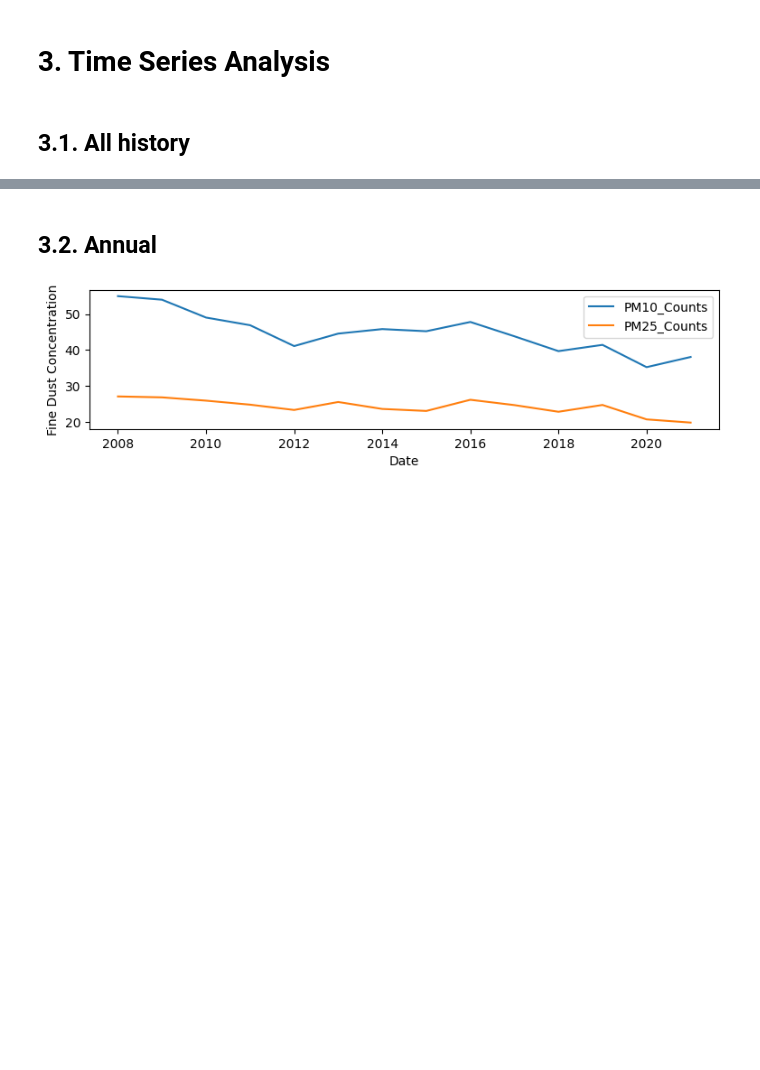
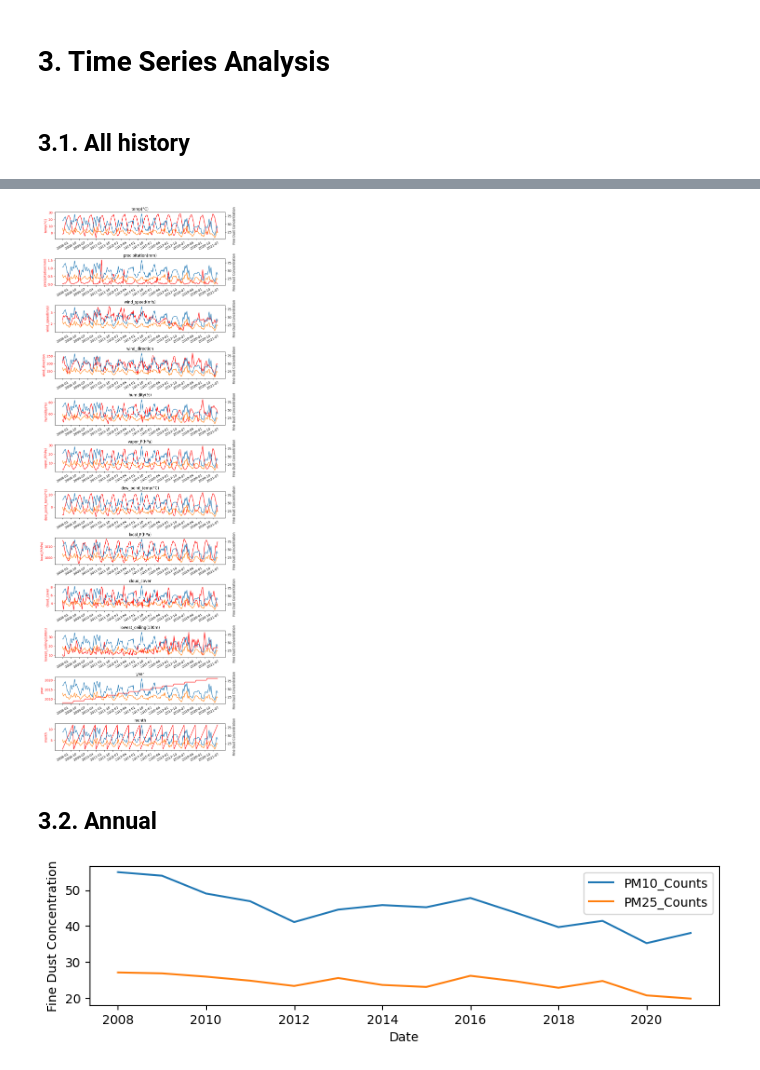
Before and after one commit to johnwslee/fine_dust_analysis, a Jupyter notebook: notebooks/1_exploratory_data_analysis.ipynb, the cells around one changed output, grey strips where cells are left out. Saved outputs shown, nothing was run; the diff lists cells and outputs as text; code cells hidden in the pictures; blank space fills up the shorter version.

```diff
--- a/notebooks/1_exploratory_data_analysis.ipynb
+++ b/notebooks/1_exploratory_data_analysis.ipynb
@@ -112,20 +115,0 @@ plt.show();
-# %%
-for col in df.columns[3:-2]:
-    x = list(df["year_month"].unique().astype(str))
-    y1 = df.groupby(["year_month"])[[f"{col}"]].mean()
-    y2 = df.groupby(["year_month"])[["PM10_Counts", "PM25_Counts"]].mean()
-
-    fig, ax1 = plt.subplots(figsize=(9, 2))
-
-    ax2 = ax1.twinx()
-    ax1.plot(x, y1, "r")
-    ax2.plot(x, y2)
-    ax1.set_ylabel(f"{col}")
-    ax1.tick_params(axis="y", colors="red")
-    ax1.yaxis.label.set_color("red")
-    ax2.set_ylabel("Fine Dust Concentration")
-    ax1.set_title(f"{col}")
-    ax1.set_xticks(ax1.get_xticks()[::3])
-    ax2.set_xticks(ax2.get_xticks()[::3])
-    fig.autofmt_xdate()
-    plt.show();
@@ -145,3 +116,26 @@ for col in df.columns[3:-2]:
+# %%
+fig, ax1 = plt.subplots(figsize=(9, 25), nrows=12, ncols=1)
+
+for i, col in enumerate(df.columns[3:-2]):
+    x = list(df["year_month"].unique().astype(str))
+    y1 = df.groupby(["year_month"])[[f"{col}"]].mean()
+    y2 = df.groupby(["year_month"])[["PM10_Counts", "PM25_Counts"]].mean()
+    ax2 = ax1[i].twinx()
+    ax1[i].plot(x, y1, "r")
+    ax2.plot(x, y2)
+    ax1[i].set_ylabel(f"{col}")
+    ax1[i].tick_params(axis="y", colors="red")
+    ax1[i].yaxis.label.set_color("red")
+    ax2.set_ylabel("Fine Dust Concentration")
+    ax1[i].set_title(f"{col}")
+    ax1[i].set_xticks(ax1[i].get_xticks()[::3])
+    ax2.set_xticks(ax2.get_xticks()[::3])
+    ax1[i].set_xticklabels(ax1[i].get_xticklabels(), rotation=30)
+fig.tight_layout()
+plt.show();
+fig.savefig("../img/fine_dust_all_history.png")
+# %% [output]
+[figure, added]
 # %% [markdown]
 ## 3.2. Annual
 # %%
```
Also changed, not shown: parts of 16 cells of this notebook.
